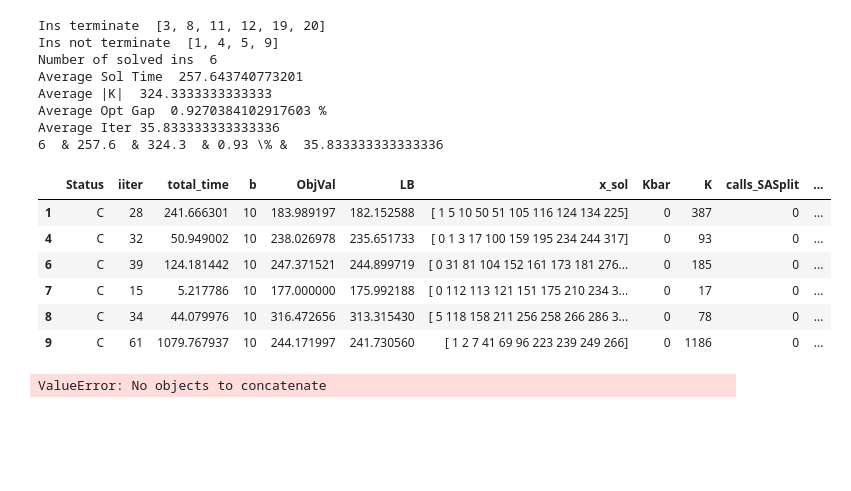
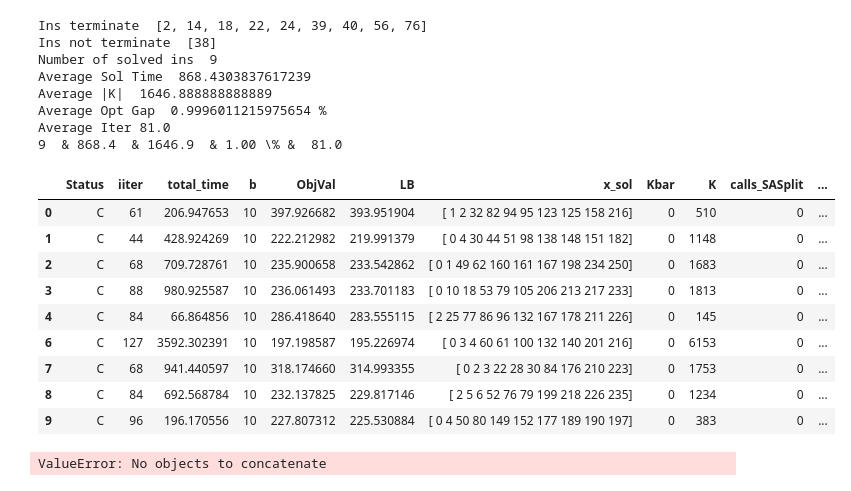
Before and after one commit to diHnguyen/SSPI, a Jupyter notebook: PythonConversion/Dec2024_Output/ProcessOutput.ipynb, the cells around one changed output. Drawn from its saved outputs; the diff is of its cells as text; code cells hidden in the pictures; blank space fills up the shorter version.

```diff
--- a/PythonConversion/Dec2024_Output/ProcessOutput.ipynb
+++ b/PythonConversion/Dec2024_Output/ProcessOutput.ipynb
@@ -5,7 +5,7 @@ import os
 import numpy as np
 
 os.chdir("/Users/dinguyen/Desktop/Local Documents/GitHub/Paper5/PythonConversion/")
-N = 50 #50
+N = 40 #50
 
 # N30
 # ins = [1,2,5,6,7,8,9,10,11,12]
@@ -15,12 +15,12 @@ N = 50 #50
 # N40
 # ins = [1, 3, 5, 6, 7, 9, 10, 11, 12, 13]
 # ins =  [4, 8, 16, 27, 33, 36, 37, 48, 64, 68]
-# ins =  [2, 14, 18, 22, 24, 38, 39, 40, 56, 76]
+ins =  [2, 14, 18, 22, 24, 38, 39, 40, 56, 76]
 
 # N50
 # ins =  [2, 6, 7, 10, 13, 14, 15, 16, 17, 21]
 # ins =  [18, 26, 46, 73, 93, 98, 110, 113, 122, 124]
-ins =  [1, 3, 4, 5, 8, 9, 11, 12, 19, 20]
+# ins =  [1, 3, 4, 5, 8, 9, 11, 12, 19, 20]
 # Desktop/Local Documents/GitHub/Paper5/PythonConversion/Dec2024_Output/Iter/main_singleCut_combinedStratV1_WarmStart_threshold_p_15_N40_56.txt
 
 def processMain(N, ins):
@@ -65,47 +65,50 @@ def processMain(N, ins):
     df_filtered = df_filtered[df_filtered.Status == "C"]
     # df_filtered = df_filtered[~df_filtered['Ins'].isin(ins_not_terminate)]
     # df_filtered = df_filtered.groupby('Ins').apply(
     #     lambda group: group[group['total_time'] == group['total_time'].max()])
     # df_filtered = df_filtered.reset_index(drop=True)
     df_filtered["OptGap"] = (df_filtered.ObjVal-df_filtered.LB)/df_filtered.ObjVal*100
     solved_ins = len(df_filtered)
     avg_time = df_filtered['total_time'].mean()
     avg_K = df_filtered['K'].mean()
     opt_gap = df_filtered["OptGap"].mean()
     avg_iter = df_filtered["iiter"].mean()+1
     print("Number of solved ins ", solved_ins)
     print("Average Sol Time ", avg_time)
     print("Average |K| ", avg_K)
     print("Average Opt Gap ", opt_gap,"%")
     print("Average Iter", avg_iter)
     # {number:.2f}
     print(str(solved_ins), " & %.1f"  % avg_time, " & %.1f" % avg_K, " & %.2f" %opt_gap, "\% & ",str(avg_iter) )
 
 
     # print(output)
     # for i in range(5):
     #     output = pd.read_csv(EXP+"_N"+str(N)+"_"+str(i+1)+".txt", sep=";", header=None)
 
     return df_filtered
 
 df_default = processMain(N,ins)
 df_default
 # %% [output]
-Ins terminate  [3, 8, 11, 12, 19, 20]
-Ins not terminate  [1, 4, 5, 9]
-Number of solved ins  6
-Average Sol Time  257.643740773201
-Average |K|  324.3333333333333
-Average Opt Gap  0.9270384102917603 %
-Average Iter 35.833333333333336
-6  & 257.6  & 324.3  & 0.93 \% &  35.833333333333336
+Ins terminate  [2, 14, 18, 22, 24, 39, 40, 56, 76]
+Ins not terminate  [38]
+Number of solved ins  9
+Average Sol Time  868.4303837617239
+Average |K|  1646.888888888889
+Average Opt Gap  0.9996011215975654 %
+Average Iter 81.0
+9  & 868.4  & 1646.9  & 1.00 \% &  81.0
 |  | Status | iiter | total_time | b | ObjVal | LB | x_sol | Kbar | K | calls_SASplit | ... |
-| 1 | C | 28 | 241.666301 | 10 | 183.989197 | 182.152588 | [ 1 5 10 50 51 105 116 124 134 225] | 0 | 387 | 0 | ... |
-| 4 | C | 32 | 50.949002 | 10 | 238.026978 | 235.651733 | [ 0 1 3 17 100 159 195 234 244 317] | 0 | 93 | 0 | ... |
-| 6 | C | 39 | 124.181442 | 10 | 247.371521 | 244.899719 | [ 0 31 81 104 152 161 173 181 276... | 0 | 185 | 0 | ... |
-| 7 | C | 15 | 5.217786 | 10 | 177.000000 | 175.992188 | [ 0 112 113 121 151 175 210 234 3... | 0 | 17 | 0 | ... |
-| 8 | C | 34 | 44.079976 | 10 | 316.472656 | 313.315430 | [ 5 118 158 211 256 258 266 286 3... | 0 | 78 | 0 | ... |
-| 9 | C | 61 | 1079.767937 | 10 | 244.171997 | 241.730560 | [ 1 2 7 41 69 96 223 239 249 266] | 0 | 1186 | 0 | ... |
+| 0 | C | 61 | 206.947653 | 10 | 397.926682 | 393.951904 | [ 1 2 32 82 94 95 123 125 158 216] | 0 | 510 | 0 | ... |
+| 1 | C | 44 | 428.924269 | 10 | 222.212982 | 219.991379 | [ 0 4 30 44 51 98 138 148 151 182] | 0 | 1148 | 0 | ... |
+| 2 | C | 68 | 709.728761 | 10 | 235.900658 | 233.542862 | [ 0 1 49 62 160 161 167 198 234 250] | 0 | 1683 | 0 | ... |
+| 3 | C | 88 | 980.925587 | 10 | 236.061493 | 233.701183 | [ 0 10 18 53 79 105 206 213 217 233] | 0 | 1813 | 0 | ... |
+| 4 | C | 84 | 66.864856 | 10 | 286.418640 | 283.555115 | [ 2 25 77 86 96 132 167 178 211 226] | 0 | 145 | 0 | ... |
+| 6 | C | 127 | 3592.302391 | 10 | 197.198587 | 195.226974 | [ 0 3 4 60 61 100 132 140 201 216] | 0 | 6153 | 0 | ... |
+| 7 | C | 68 | 941.440597 | 10 | 318.174660 | 314.993355 | [ 0 2 3 22 28 30 84 176 210 223] | 0 | 1753 | 0 | ... |
+| 8 | C | 84 | 692.568784 | 10 | 232.137825 | 229.817146 | [ 2 5 6 52 76 79 199 218 226 235] | 0 | 1234 | 0 | ... |
+| 9 | C | 96 | 196.170556 | 10 | 227.807312 | 225.530884 | [ 0 4 50 80 149 152 177 189 190 197] | 0 | 383 | 0 | ... |
 # %%
 import pandas as pd
 import os
```
